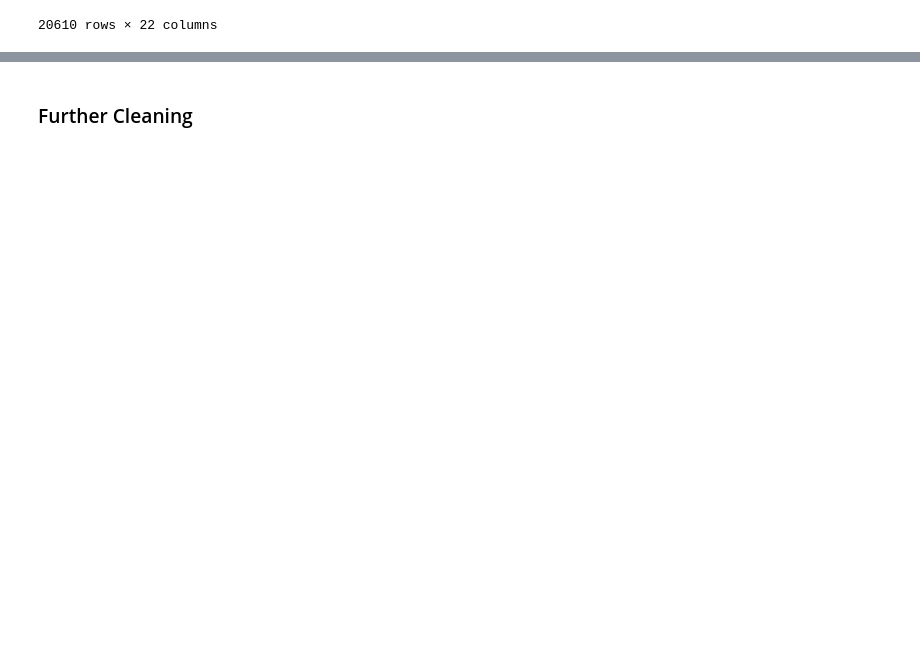
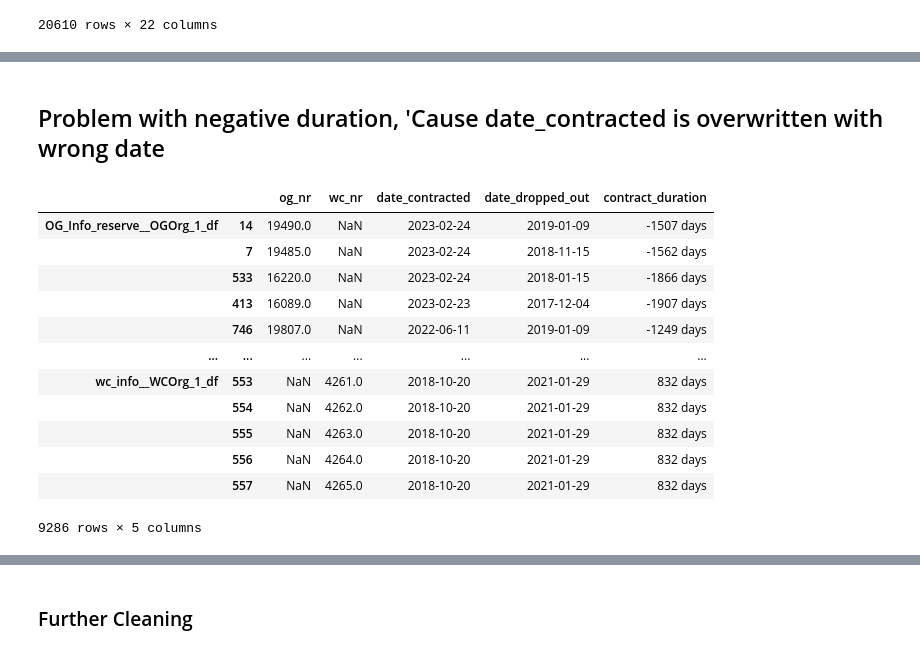
Before and after one commit to Capstone-OrganicAfrica/organic_zimbabwe_eda, a Jupyter notebook: clean_upload_farmers.ipynb, the cells around one changed output, grey strips where cells are left out. Cells and saved outputs as stored; diff of their text form; code cells hidden in the pictures; blank space fills up the shorter version.

```diff
--- a/clean_upload_farmers.ipynb
+++ b/clean_upload_farmers.ipynb
@@ -801,0 +816,19 @@ concated_farmers.sort_index()
+# %% [markdown]
+## Problem with negative duration, 'Cause date_contracted is overwritten with wrong date
+# %%
+concated_farmers['contract_duration'] = concated_farmers['date_dropped_out'] - concated_farmers['date_contracted']
+concated_farmers[~concated_farmers['contract_duration'].isna()][['og_nr','wc_nr','date_contracted','date_dropped_out','contract_duration']]
+# %% [output]
+|  |  | og_nr | wc_nr | date_contracted | date_dropped_out | contract_duration |
+| OG_Info_reserve__OGOrg_1_df | 14 | 19490.0 | NaN | 2023-02-24 | 2019-01-09 | -1507 days |
+|  | 7 | 19485.0 | NaN | 2023-02-24 | 2018-11-15 | -1562 days |
+|  | 533 | 16220.0 | NaN | 2023-02-24 | 2018-01-15 | -1866 days |
+|  | 413 | 16089.0 | NaN | 2023-02-23 | 2017-12-04 | -1907 days |
+|  | 746 | 19807.0 | NaN | 2022-06-11 | 2019-01-09 | -1249 days |
+| ... | ... | ... | ... | ... | ... | ... |
+| wc_info__WCOrg_1_df | 553 | NaN | 4261.0 | 2018-10-20 | 2021-01-29 | 832 days |
+|  | 554 | NaN | 4262.0 | 2018-10-20 | 2021-01-29 | 832 days |
+|  | 555 | NaN | 4263.0 | 2018-10-20 | 2021-01-29 | 832 days |
+|  | 556 | NaN | 4264.0 | 2018-10-20 | 2021-01-29 | 832 days |
+|  | 557 | NaN | 4265.0 | 2018-10-20 | 2021-01-29 | 832 days |
+9286 rows × 5 columns
```
Also changed, not shown: parts of 50 cells of this notebook, 4 other files.
